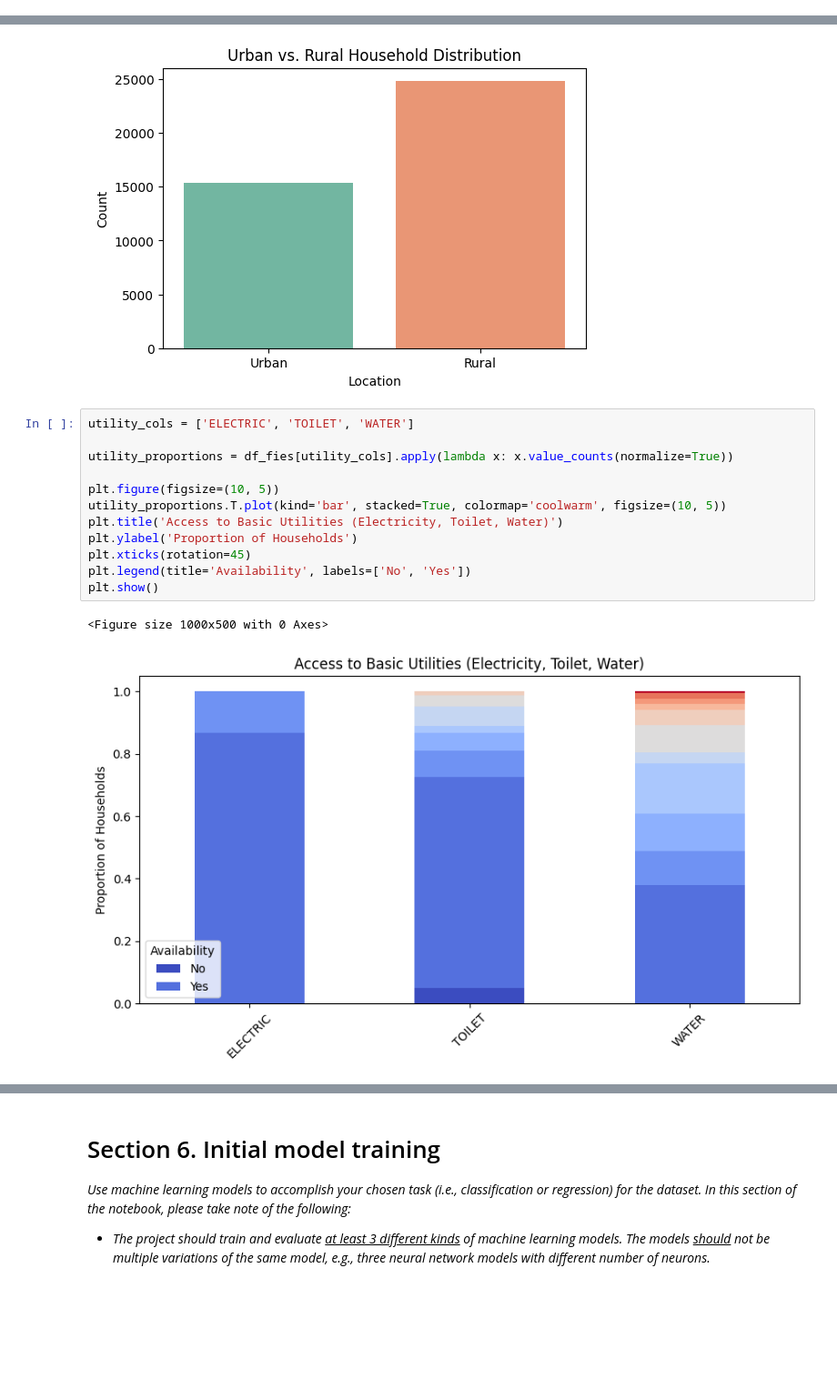
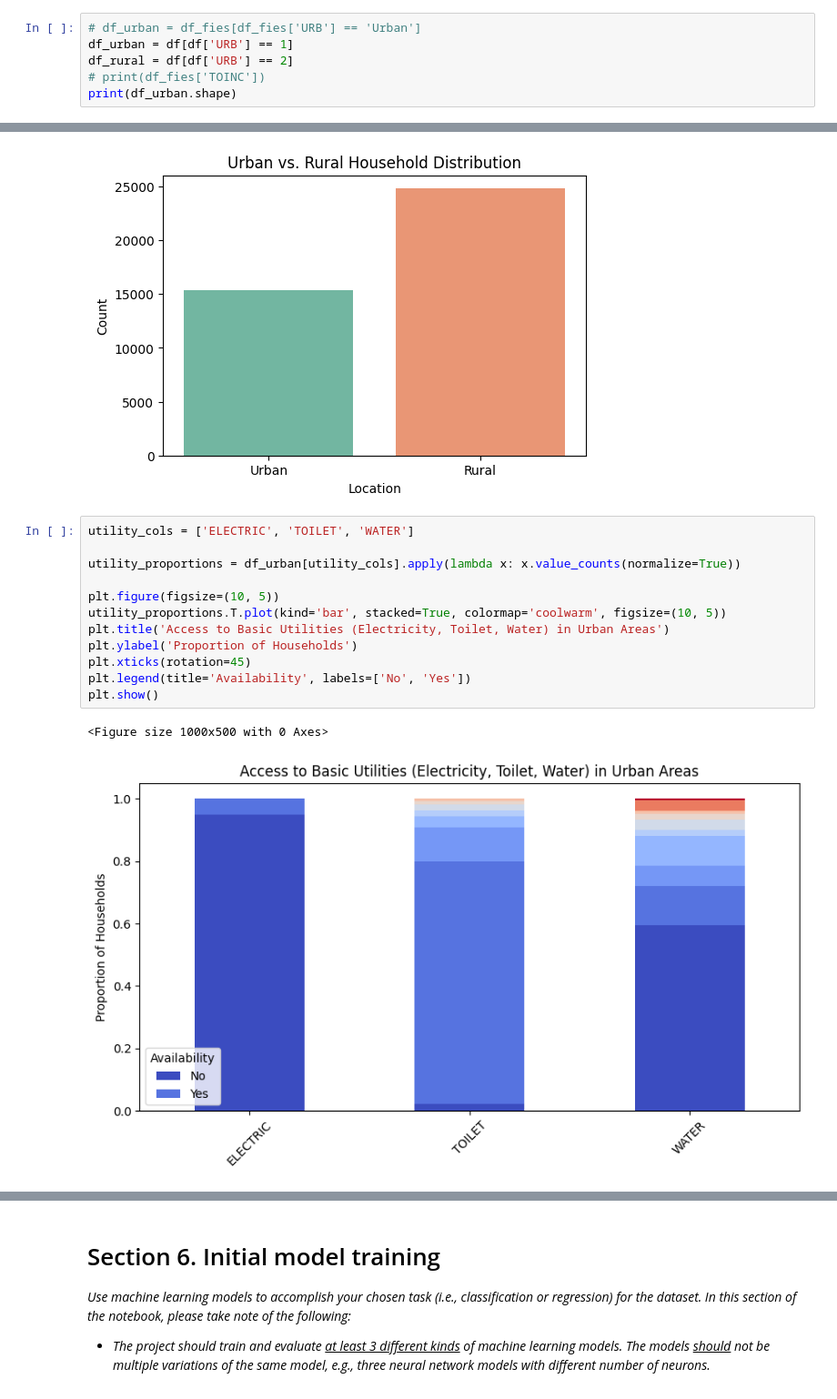
Before and after one commit to jjg-git/stintsyML, a Jupyter notebook: STINTSY project.ipynb, the cells around one changed output, grey strips where cells are left out. Shown: that part at 91% size. Drawn from its saved outputs; the diff is of its cells as text; blank space fills up the shorter version.

Commit message:
separated Urban and Rural distribution for each features

```diff
--- a/STINTSY project.ipynb
+++ b/STINTSY project.ipynb
@@ -544,3 +544,9 @@ Length: 119, dtype: int64
 # plt.xlabel('Region')
 # plt.ylabel('Count')
 # plt.show()
+# %%
+# df_urban = df_fies[df_fies['URB'] == 'Urban']
+df_urban = df[df['URB'] == 1]
+df_rural = df[df['URB'] == 2]
+# print(df_fies['TOINC'])
+print(df_urban.shape)
@@ -557,15 +565,15 @@ plt.show()
 # %%
 utility_cols = ['ELECTRIC', 'TOILET', 'WATER']
 
-utility_proportions = df_fies[utility_cols].apply(lambda x: x.value_counts(normalize=True))
+utility_proportions = df_urban[utility_cols].apply(lambda x: x.value_counts(normalize=True))
 
 plt.figure(figsize=(10, 5))
 utility_proportions.T.plot(kind='bar', stacked=True, colormap='coolwarm', figsize=(10, 5))
-plt.title('Access to Basic Utilities (Electricity, Toilet, Water)')
+plt.title('Access to Basic Utilities (Electricity, Toilet, Water) in Urban Areas')
 plt.ylabel('Proportion of Households')
 plt.xticks(rotation=45)
 plt.legend(title='Availability', labels=['No', 'Yes'])
 plt.show()
 # %% [output]
 <Figure size 1000x500 with 0 Axes>
-[figure, old version]
+[figure, new version]
```
Also changed, not shown: parts of 12 cells of this notebook.
